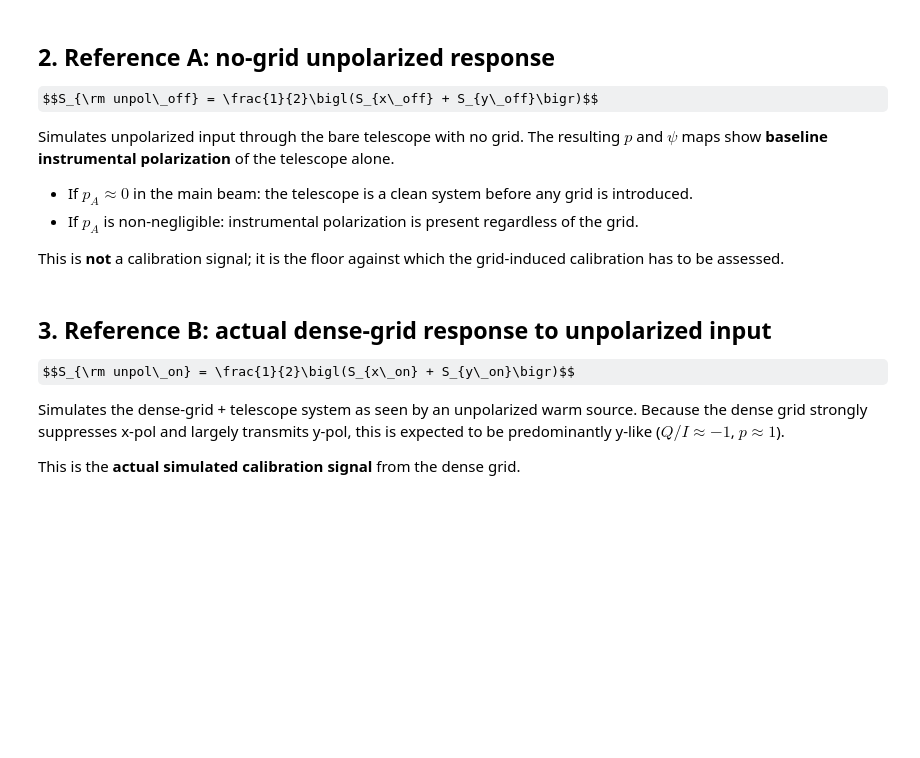
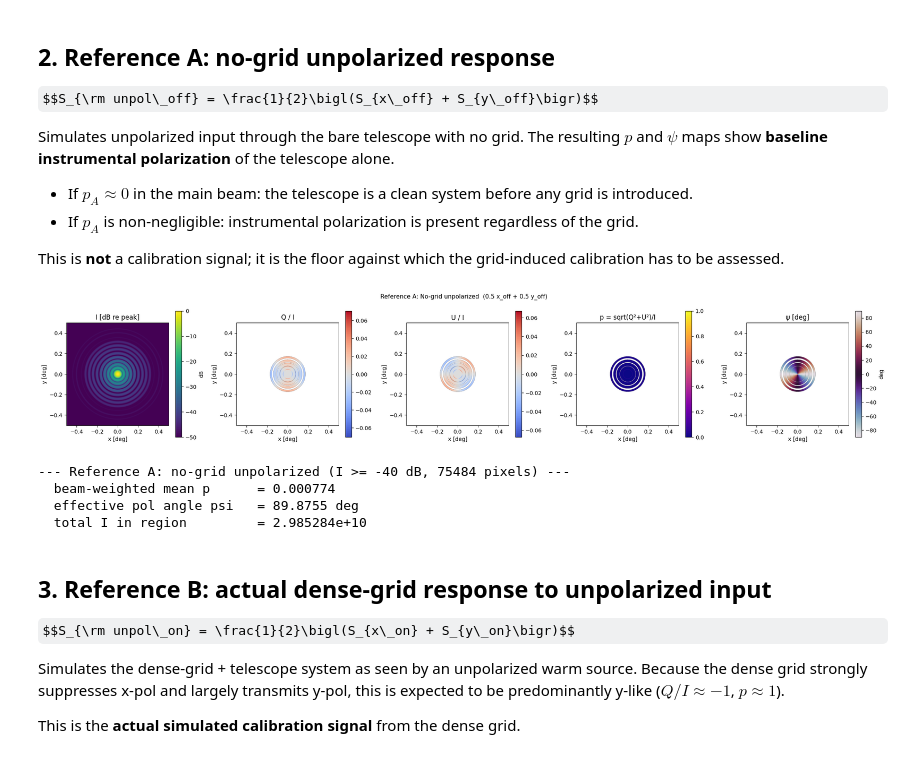
Before and after one commit to dlllonb/wiregrid, a Jupyter notebook: analysis/notebooks/dense_grid_three_references.ipynb, the cells around one changed output. Saved outputs shown, nothing was run; the diff lists cells and outputs as text; code cells hidden in the pictures; some formulas as TeX source; blank space fills up the shorter version.

```diff
--- a/analysis/notebooks/dense_grid_three_references.ipynb
+++ b/analysis/notebooks/dense_grid_three_references.ipynb
@@ -227,13 +239,19 @@ This is **not** a calibration signal; it is the floor against which the grid-ind
 # %%
 # Reference A: no-grid unpolarized
 # Stokes parameters added incoherently; complex fields are NOT combined.
 IA = 0.5 * (Ix + Iy)
 QA = 0.5 * (Qx + Qy)
 UA = 0.5 * (Ux + Uy)
 
 plot_stokes_row(x, y, IA, QA, UA,
                 title="Reference A: No-grid unpolarized  (0.5 x_off + 0.5 y_off)")
-summarize_pol(IA, QA, UA, label="Reference A: no-grid unpolarized", db_cut=-20)
+summarize_pol(IA, QA, UA, label="Reference A: no-grid unpolarized", db_cut=-40)
+# %% [output]
+[figure, added]
+--- Reference A: no-grid unpolarized (I >= -40 dB, 75484 pixels) ---
+  beam-weighted mean p      = 0.000774
+  effective pol angle psi   = 89.8755 deg
+  total I in region         = 2.985284e+10
 # %% [markdown]
 ## 3. Reference B: actual dense-grid response to unpolarized input
 
```
Also changed, not shown: parts of 6 cells of this notebook, 1 other file.
